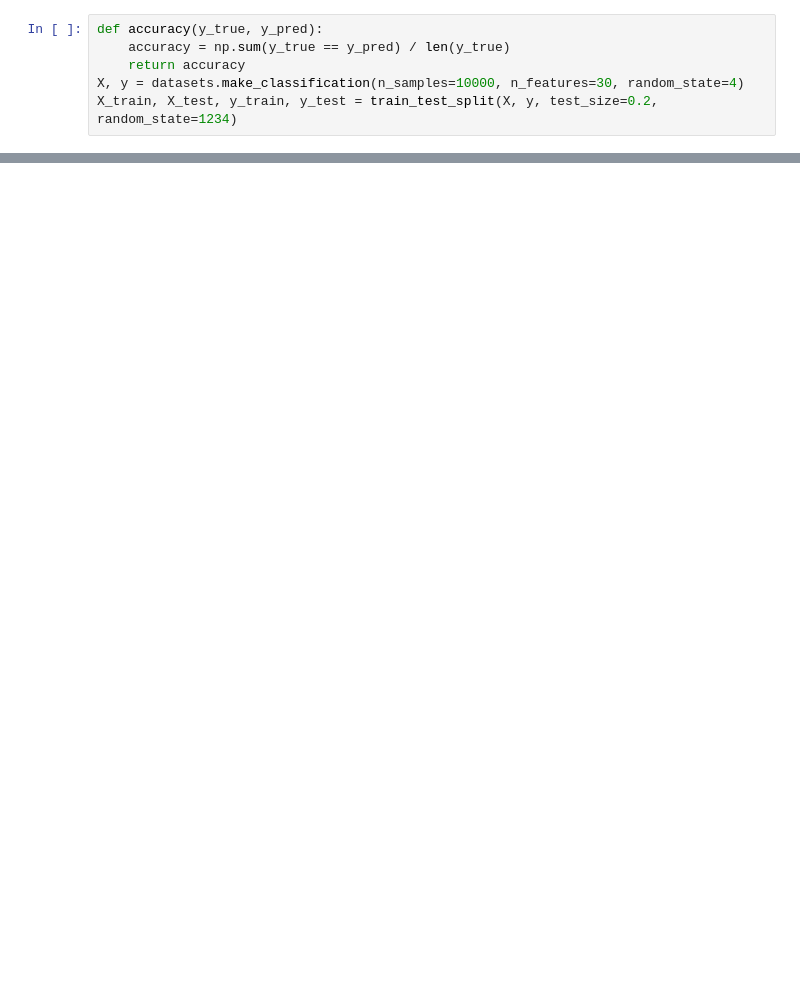
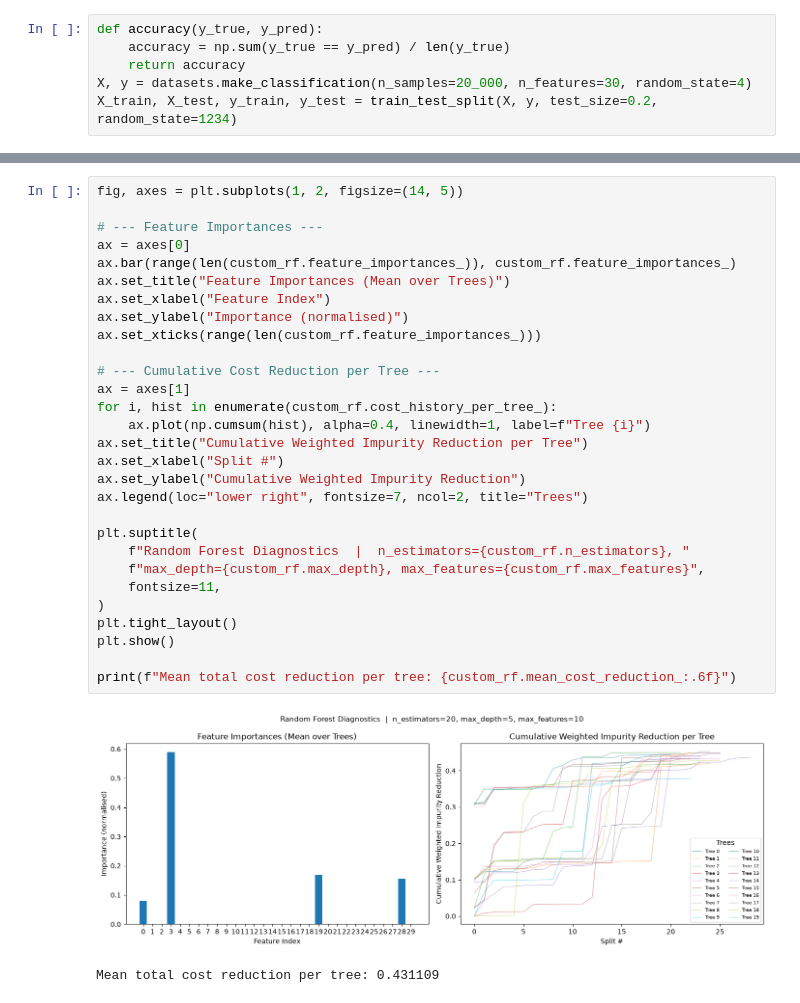
Before and after one commit to sush4nt/ml-core, a Jupyter notebook: notebooks/random_forest.ipynb, the cells around one changed output, grey strips where cells are left out. Cells and saved outputs as stored; diff of their text form; blank space fills up the shorter version.

```diff
--- a/notebooks/random_forest.ipynb
+++ b/notebooks/random_forest.ipynb
@@ -10,7 +14,7 @@ from mlcore.random_forest import CustomRandomForestClassifier
 def accuracy(y_true, y_pred):
     accuracy = np.sum(y_true == y_pred) / len(y_true)
     return accuracy
-X, y = datasets.make_classification(n_samples=10000, n_features=30, random_state=4)
+X, y = datasets.make_classification(n_samples=20_000, n_features=30, random_state=4)
 X_train, X_test, y_train, y_test = train_test_split(X, y, test_size=0.2, random_state=1234)
 # %%
 custom_rf = CustomRandomForestClassifier(n_estimators=20,
@@ -30,3 +51,35 @@ Custom Random Forest Accuracy: 0.8985
+# %%
+fig, axes = plt.subplots(1, 2, figsize=(14, 5))
+
+# --- Feature Importances ---
+ax = axes[0]
+ax.bar(range(len(custom_rf.feature_importances_)), custom_rf.feature_importances_)
+ax.set_title("Feature Importances (Mean over Trees)")
+ax.set_xlabel("Feature Index")
+ax.set_ylabel("Importance (normalised)")
+ax.set_xticks(range(len(custom_rf.feature_importances_)))
+
+# --- Cumulative Cost Reduction per Tree ---
+ax = axes[1]
+for i, hist in enumerate(custom_rf.cost_history_per_tree_):
+    ax.plot(np.cumsum(hist), alpha=0.4, linewidth=1, label=f"Tree {i}")
+ax.set_title("Cumulative Weighted Impurity Reduction per Tree")
+ax.set_xlabel("Split #")
+ax.set_ylabel("Cumulative Weighted Impurity Reduction")
+ax.legend(loc="lower right", fontsize=7, ncol=2, title="Trees")
+
+plt.suptitle(
+    f"Random Forest Diagnostics  |  n_estimators={custom_rf.n_estimators}, "
+    f"max_depth={custom_rf.max_depth}, max_features={custom_rf.max_features}",
+    fontsize=11,
+)
+plt.tight_layout()
+plt.show()
+
+print(f"Mean total cost reduction per tree: {custom_rf.mean_cost_reduction_:.6f}")
+# %% [output]
+[figure, added]
+Mean total cost reduction per tree: 0.431109
 # %%
 from sklearn.ensemble import RandomForestClassifier
 
```
Also changed, not shown: parts of 3 cells of this notebook, 1 other file.
